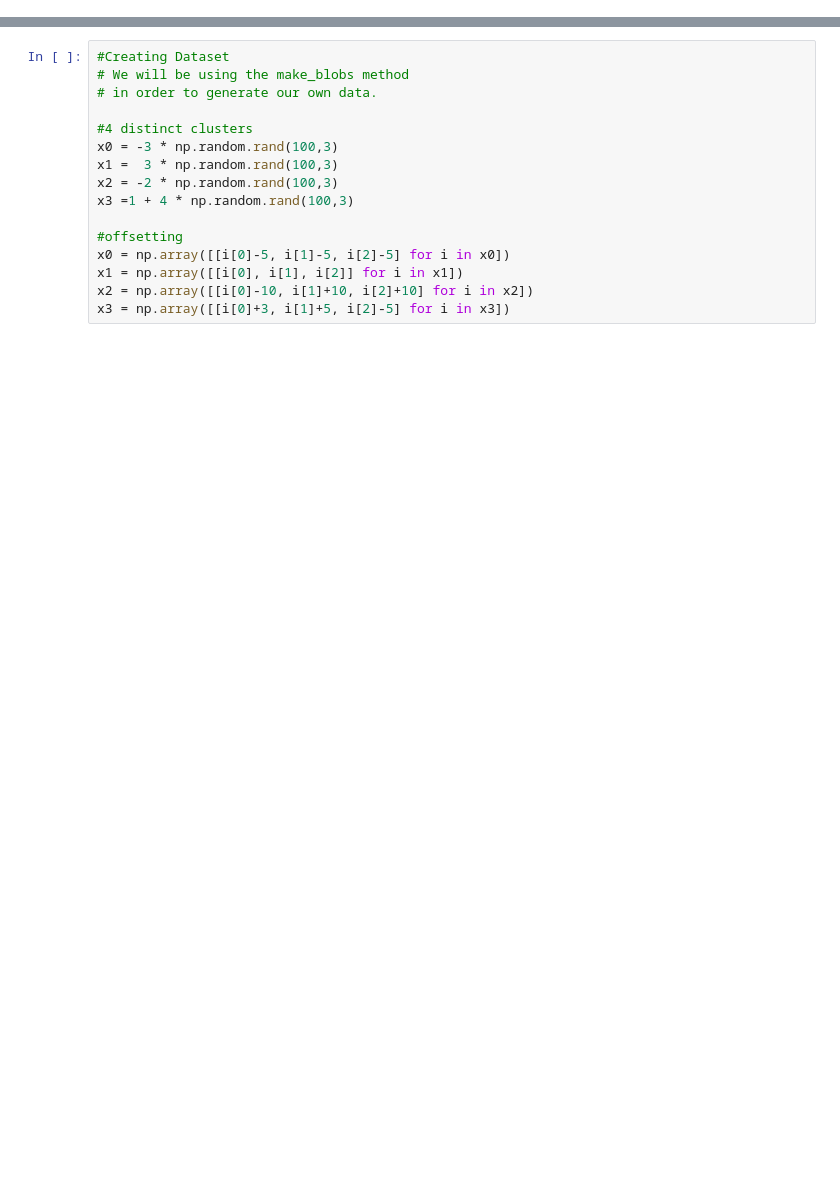
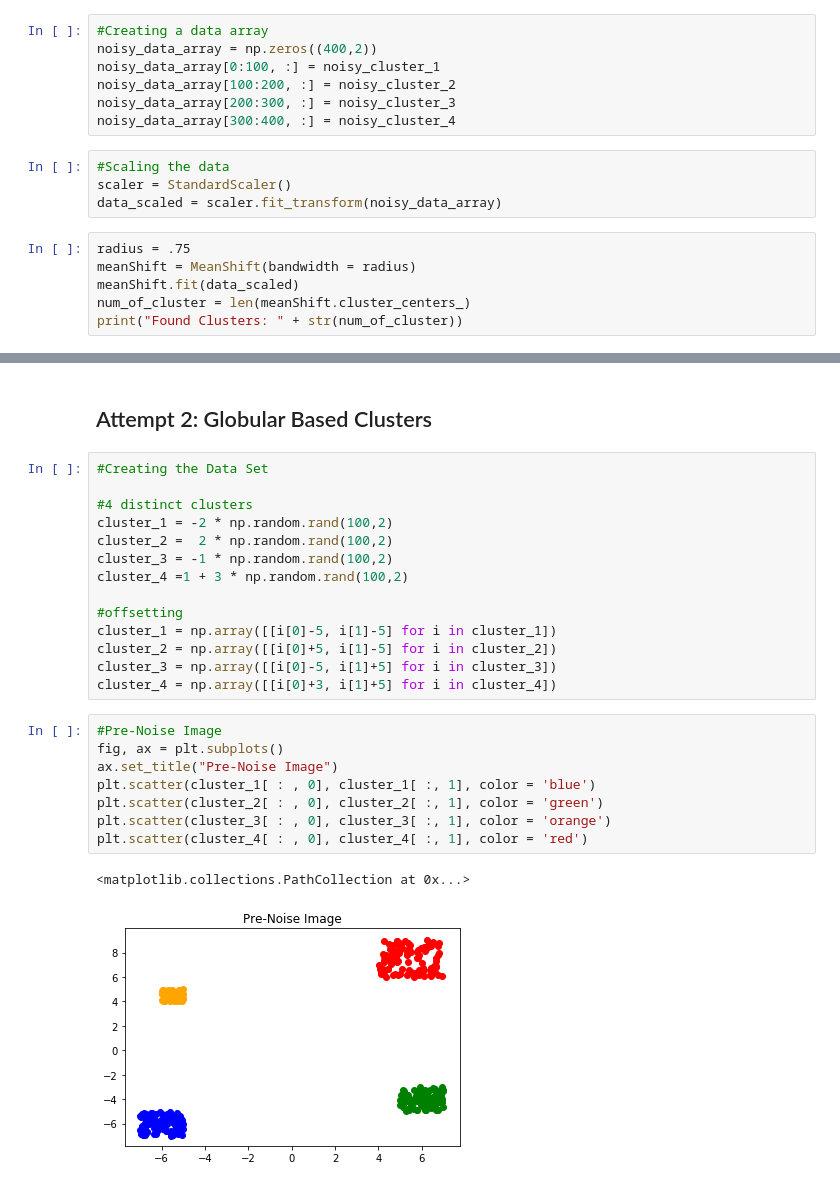
Before and after one commit to Russel-Mendes/Neuro-Lab, a Jupyter notebook: Notes/Mean-Shift Clustering.ipynb, the cells around one changed output, grey strips where cells are left out. Cells and saved outputs as stored; diff of their text form; blank space fills up the shorter version.

```diff
--- a/Notes/Mean-Shift Clustering.ipynb
+++ b/Notes/Mean-Shift Clustering.ipynb
@@ -12,0 +114,17 @@ from mpl_toolkits.mplot3d import Axes3D
+# %%
+#Creating a data array
+noisy_data_array = np.zeros((400,2))
+noisy_data_array[0:100, :] = noisy_cluster_1
+noisy_data_array[100:200, :] = noisy_cluster_2
+noisy_data_array[200:300, :] = noisy_cluster_3
+noisy_data_array[300:400, :] = noisy_cluster_4
+# %%
+#Scaling the data
+scaler = StandardScaler()
+data_scaled = scaler.fit_transform(noisy_data_array)
+# %%
+radius = .75
+meanShift = MeanShift(bandwidth = radius)
+meanShift.fit(data_scaled)
+num_of_cluster = len(meanShift.cluster_centers_)
+print("Found Clusters: " + str(num_of_cluster))
@@ -13,16 +167,27 @@ from mpl_toolkits.mplot3d import Axes3D
+# %% [markdown]
+## Attempt 2: Globular Based Clusters
 # %%
-#Creating Dataset
-# We will be using the make_blobs method
-# in order to generate our own data.
+#Creating the Data Set
 
 #4 distinct clusters
-x0 = -3 * np.random.rand(100,3)
-x1 =  3 * np.random.rand(100,3)
-x2 = -2 * np.random.rand(100,3)
-x3 =1 + 4 * np.random.rand(100,3)
+cluster_1 = -2 * np.random.rand(100,2)
+cluster_2 =  2 * np.random.rand(100,2)
+cluster_3 = -1 * np.random.rand(100,2)
+cluster_4 =1 + 3 * np.random.rand(100,2)
 
 #offsetting
-x0 = np.array([[i[0]-5, i[1]-5, i[2]-5] for i in x0])
-x1 = np.array([[i[0], i[1], i[2]] for i in x1])
-x2 = np.array([[i[0]-10, i[1]+10, i[2]+10] for i in x2])
-x3 = np.array([[i[0]+3, i[1]+5, i[2]-5] for i in x3])
+cluster_1 = np.array([[i[0]-5, i[1]-5] for i in cluster_1])
+cluster_2 = np.array([[i[0]+5, i[1]-5] for i in cluster_2])
+cluster_3 = np.array([[i[0]-5, i[1]+5] for i in cluster_3])
+cluster_4 = np.array([[i[0]+3, i[1]+5] for i in cluster_4])
+# %%
+#Pre-Noise Image
+fig, ax = plt.subplots()
+ax.set_title("Pre-Noise Image")
+plt.scatter(cluster_1[ : , 0], cluster_1[ :, 1], color = 'blue')
+plt.scatter(cluster_2[ : , 0], cluster_2[ :, 1], color = 'green')
+plt.scatter(cluster_3[ : , 0], cluster_3[ :, 1], color = 'orange')
+plt.scatter(cluster_4[ : , 0], cluster_4[ :, 1], color = 'red')
+# %% [output]
+<matplotlib.collections.PathCollection at 0x...>
+[figure, added]
```
Also changed, not shown: parts of 24 cells of this notebook, 4 other files.
